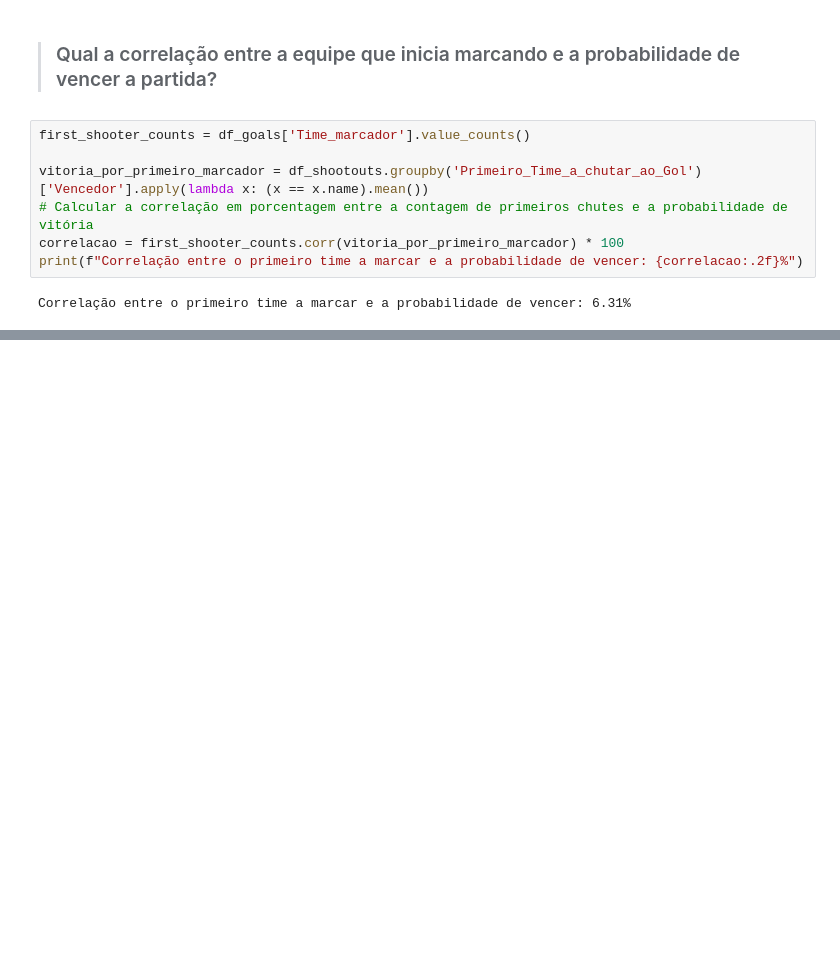
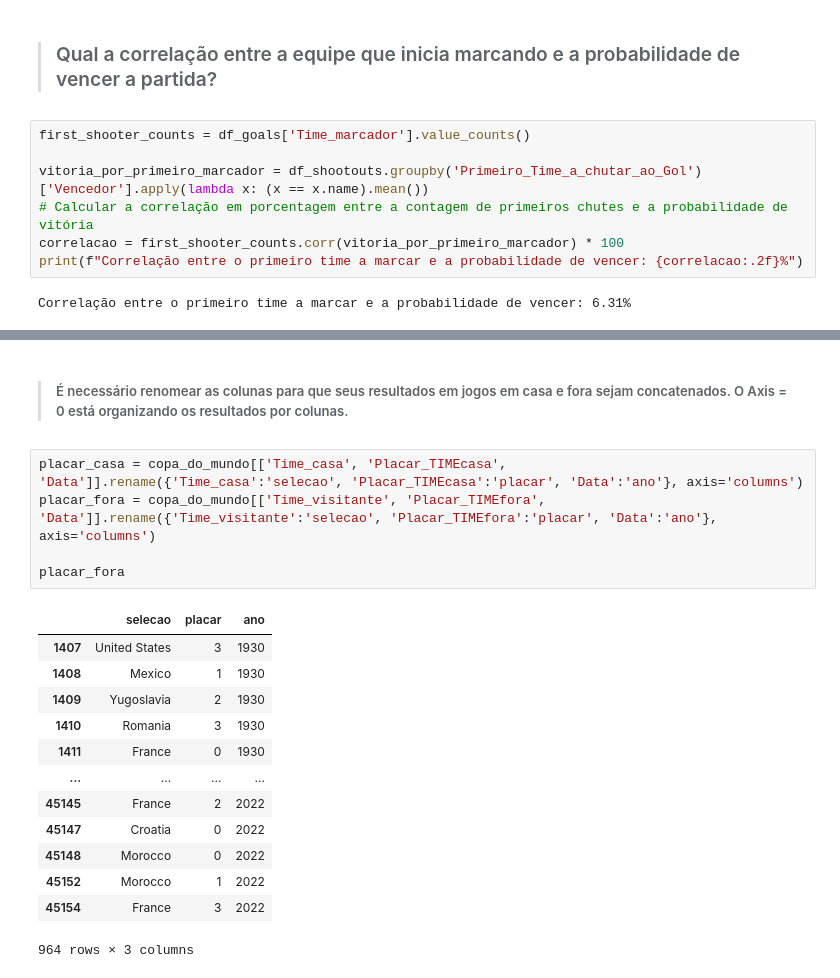
Before and after one commit to ErikHenning927/project_modulo3, a Jupyter notebook: main.ipynb, the cells around one changed output, grey strips where cells are left out. Saved outputs shown, nothing was run; the diff lists cells and outputs as text; blank space fills up the shorter version.

```diff
--- a/main.ipynb
+++ b/main.ipynb
@@ -302,0 +328,21 @@ Correlação entre o primeiro time a marcar e a probabilidade de vencer: 6.31%
+# %% [markdown]
+>##### É necessário renomear as colunas para que seus resultados em jogos em casa e fora sejam concatenados. O Axis = 0 está organizando os resultados por colunas.
+# %%
+placar_casa = copa_do_mundo[['Time_casa', 'Placar_TIMEcasa', 'Data']].rename({'Time_casa':'selecao', 'Placar_TIMEcasa':'placar', 'Data':'ano'}, axis='columns')
+placar_fora = copa_do_mundo[['Time_visitante', 'Placar_TIMEfora', 'Data']].rename({'Time_visitante':'selecao', 'Placar_TIMEfora':'placar', 'Data':'ano'}, axis='columns')
+
+placar_fora
+# %% [output]
+|  | selecao | placar | ano |
+| 1407 | United States | 3 | 1930 |
+| 1408 | Mexico | 1 | 1930 |
+| 1409 | Yugoslavia | 2 | 1930 |
+| 1410 | Romania | 3 | 1930 |
+| 1411 | France | 0 | 1930 |
+| ... | ... | ... | ... |
+| 45145 | France | 2 | 2022 |
+| 45147 | Croatia | 0 | 2022 |
+| 45148 | Morocco | 0 | 2022 |
+| 45152 | Morocco | 1 | 2022 |
+| 45154 | France | 3 | 2022 |
+964 rows × 3 columns
```
Also changed, not shown: parts of 19 cells of this notebook.
